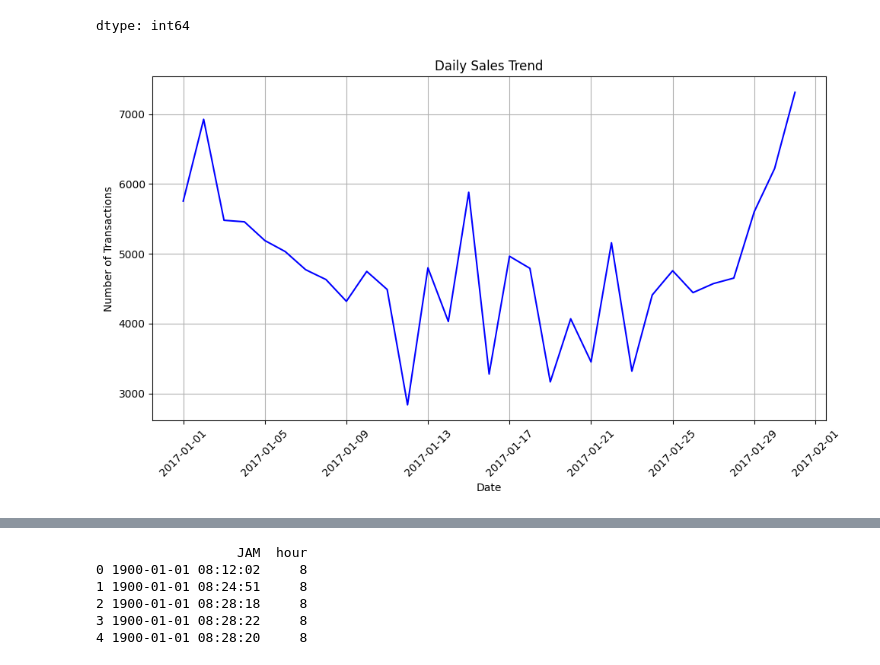
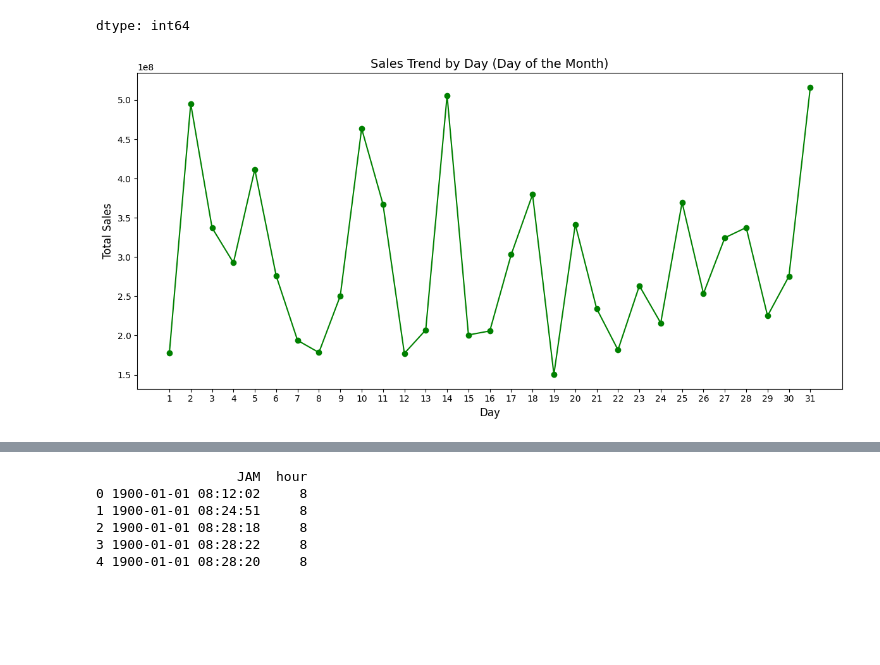
Before and after one commit to IvanIndargo/Datamining_exersice, a Jupyter notebook: IvanIndargo_Supermarket_December_2017.ipynb, the cells around one changed output, grey strips where cells are left out. Drawn from its saved outputs; the diff is of its cells as text; code cells hidden in the pictures; blank space fills up the shorter version.

```diff
--- a/IvanIndargo_Supermarket_December_2017.ipynb
+++ b/IvanIndargo_Supermarket_December_2017.ipynb
@@ -173,24 +173,20 @@ df.isnull().sum()
 | JAM | 0 |
 dtype: int64
 # %%
-df['TGL_TRANS'] = pd.to_datetime(df['TGL_TRANS'], format='%d-%m-%Y %H:%M')
-df['TGL_TRANS'] = df['TGL_TRANS'].dt.date
-
-# Count transactions per day
-daily_transactions = df.groupby('TGL_TRANS').size()
-
-# Plot the daily sales trend
-plt.figure(figsize=(10, 6))
-plt.plot(daily_transactions.index, daily_transactions.values, linestyle='-', color='b')
-plt.title("Daily Sales Trend")
-plt.xlabel("Date")
-plt.ylabel("Number of Transactions")
-plt.grid(True)
-plt.xticks(rotation=45)
+df['TGL_TRANS'] = pd.to_datetime(df['TGL_TRANS'])
+df['Day'] = df['TGL_TRANS'].dt.day
+daily_sales = df.groupby('Day')['JLH_TRANS'].sum().reset_index()
+# Create a line chart
+plt.figure(figsize=(12, 6))
+plt.plot(daily_sales['Day'], daily_sales['JLH_TRANS'], marker='o', color='green', linestyle='-')
+plt.title('Sales Trend by Day (Day of the Month)', fontsize=14)
+plt.xlabel('Day', fontsize=12)
+plt.ylabel('Total Sales', fontsize=12)
+plt.xticks(range(1, 32))
 plt.tight_layout()
 plt.show()
 # %% [output]
-[figure, old version]
+[figure, new version]
 # %%
 df['TGL_TRANS'] = pd.to_datetime(df['TGL_TRANS'])
 df['day'] = df['TGL_TRANS'].dt.day
```
Also changed, not shown: parts of 3 cells of this notebook.
